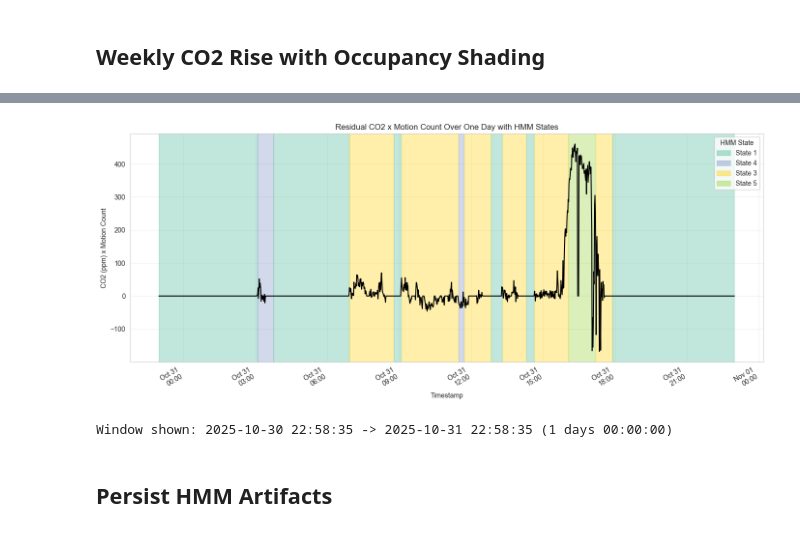
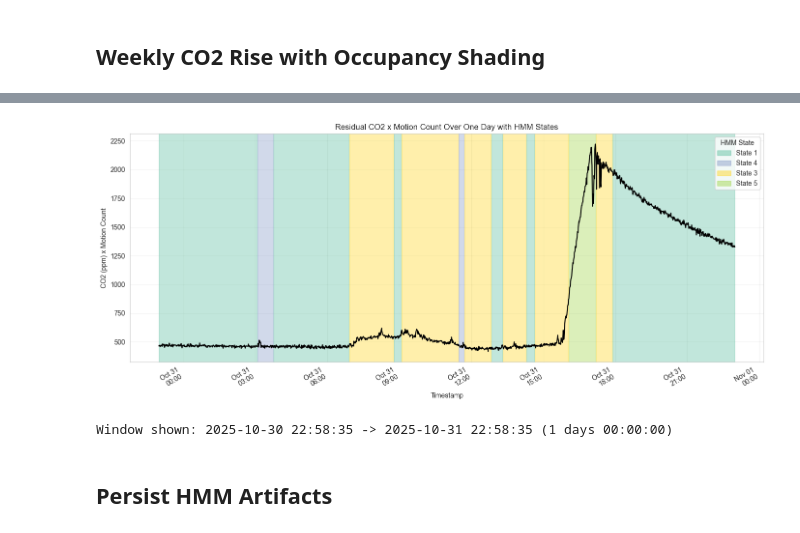
Before and after one commit to ha-kev/HM-Sense-OCC, a Jupyter notebook: model_generator.ipynb, the cells around one changed output, grey strips where cells are left out. Cells and saved outputs as stored; diff of their text form; code cells hidden in the pictures.

```diff
--- a/model_generator.ipynb
+++ b/model_generator.ipynb
@@ -686,7 +707,7 @@ if 'state_label' not in week_df.columns:
     raise ValueError("Missing `state_label`. Run the state interpretation cell first.")
 
 fig, ax = plt.subplots(figsize=(14, 6))
-ax.plot(week_df['timestamp'], week_df['residual_co2_recent_motion'], color='black', linewidth=1.5, label='CO₂ (ppm)')
+ax.plot(week_df['timestamp'], week_df['co2'], color='black', linewidth=1.5, label='CO₂ (ppm)')
 ax.set_title('Residual CO2 x Motion Count Over One Day with HMM States')
 ax.set_ylabel('CO2 (ppm) x Motion Count')
 ax.set_xlabel('Timestamp')
@@ -708,34 +729,34 @@ for ts, label in zip(week_df['timestamp'], week_df['state_label']):
         color = state_color_map.get(segment_label, "#616466")
         ax.axvspan(segment_start, prev_ts, color=color, alpha=0.4,
                    label=segment_label if segment_label not in labels_seen else None)
         if segment_label not in labels_seen:
             labels_seen.append(segment_label)
         segment_label = label
         segment_start = ts
     prev_ts = ts
 
 if segment_label is not None and prev_ts is not None:
     color = state_color_map.get(segment_label, "#9b9b9b")
     ax.axvspan(segment_start, prev_ts, color=color, alpha=0.4,
                label=segment_label if segment_label not in labels_seen else None)
     if segment_label not in labels_seen:
         labels_seen.append(segment_label)
 
 if labels_seen:
     legend_handles = [
         plt.Rectangle((0, 0), 1, 1, color=state_color_map.get(label, '#bdc3c7'), alpha=0.5)
         for label in labels_seen
     ]
     ax.legend(legend_handles, labels_seen, title='HMM State')
 
 ax.xaxis.set_major_formatter(mdates.DateFormatter('%b %d\n%H:%M'))
 fig.autofmt_xdate()
 plt.tight_layout()
 plt.show()
 
 print(f"Window shown: {week_start} -> {week_end} ({(week_end - week_start)})")
 # %% [output]
-[figure, old version]
+[figure, new version]
 Window shown: 2025-10-30 22:58:35 -> 2025-10-31 22:58:35 (1 days 00:00:00)
 # %% [markdown]
 ## Persist HMM Artifacts
```
Also changed, not shown: parts of 6 cells of this notebook, 16 other files.
